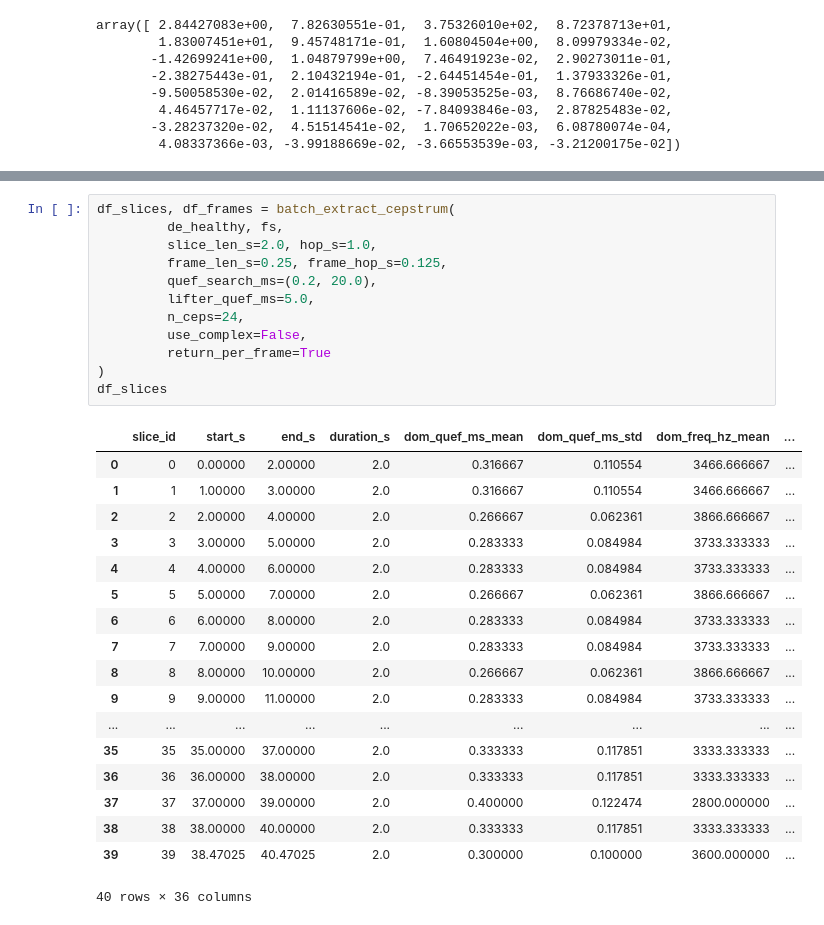
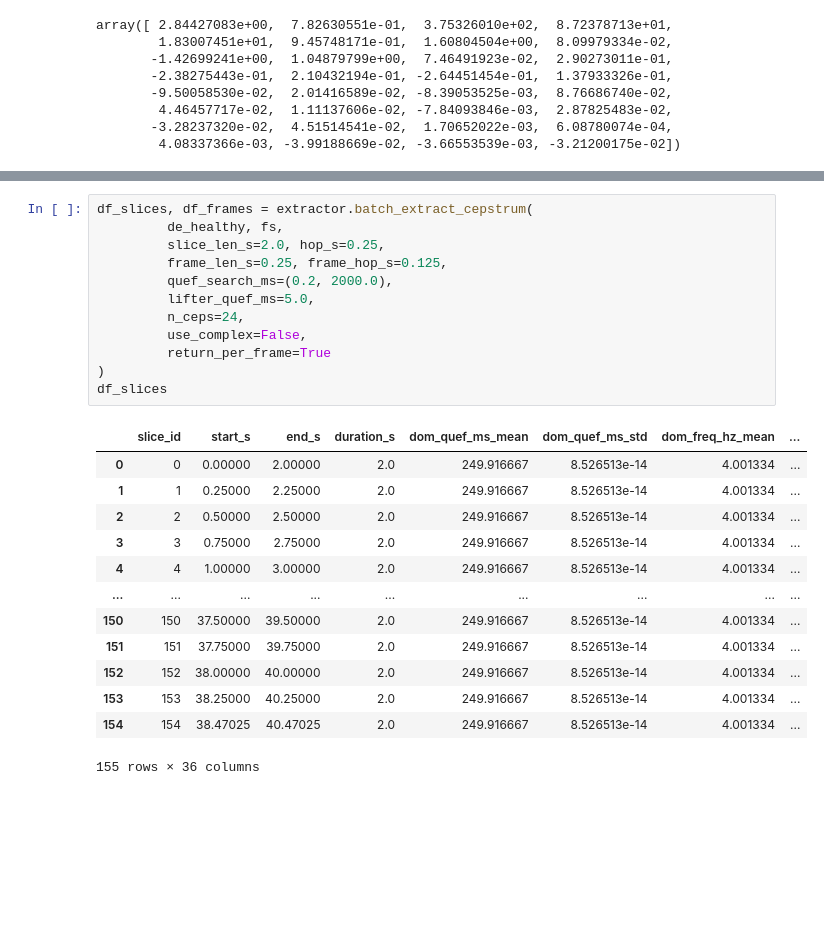
Before and after one commit to AtanasKolevNBU/PhD, a Jupyter notebook: notebooks/cepstrum_fe/cep_fe.ipynb, the cells around one changed output, grey strips where cells are left out. Cells and saved outputs as stored; diff of their text form; blank space fills up the shorter version.

```diff
--- a/notebooks/cepstrum_fe/cep_fe.ipynb
+++ b/notebooks/cepstrum_fe/cep_fe.ipynb
@@ -469,34 +481,29 @@ def batch_extract_cepstrum(
 # %%
-df_slices, df_frames = batch_extract_cepstrum(
+df_slices, df_frames = extractor.batch_extract_cepstrum(
          de_healthy, fs,
-         slice_len_s=2.0, hop_s=1.0,
+         slice_len_s=2.0, hop_s=0.25,
          frame_len_s=0.25, frame_hop_s=0.125,
-         quef_search_ms=(0.2, 20.0),
+         quef_search_ms=(0.2, 2000.0),
          lifter_quef_ms=5.0,
          n_ceps=24,
          use_complex=False,
          return_per_frame=True
 )
 df_slices
 # %% [output]
 |  | slice_id | start_s | end_s | duration_s | dom_quef_ms_mean | dom_quef_ms_std | dom_freq_hz_mean | ... |
-| 0 | 0 | 0.00000 | 2.00000 | 2.0 | 0.316667 | 0.110554 | 3466.666667 | ... |
-| 1 | 1 | 1.00000 | 3.00000 | 2.0 | 0.316667 | 0.110554 | 3466.666667 | ... |
-| 2 | 2 | 2.00000 | 4.00000 | 2.0 | 0.266667 | 0.062361 | 3866.666667 | ... |
-| 3 | 3 | 3.00000 | 5.00000 | 2.0 | 0.283333 | 0.084984 | 3733.333333 | ... |
-| 4 | 4 | 4.00000 | 6.00000 | 2.0 | 0.283333 | 0.084984 | 3733.333333 | ... |
-| 5 | 5 | 5.00000 | 7.00000 | 2.0 | 0.266667 | 0.062361 | 3866.666667 | ... |
-| 6 | 6 | 6.00000 | 8.00000 | 2.0 | 0.283333 | 0.084984 | 3733.333333 | ... |
-| 7 | 7 | 7.00000 | 9.00000 | 2.0 | 0.283333 | 0.084984 | 3733.333333 | ... |
-| 8 | 8 | 8.00000 | 10.00000 | 2.0 | 0.266667 | 0.062361 | 3866.666667 | ... |
-| 9 | 9 | 9.00000 | 11.00000 | 2.0 | 0.283333 | 0.084984 | 3733.333333 | ... |
+| 0 | 0 | 0.00000 | 2.00000 | 2.0 | 249.916667 | 8.526513e-14 | 4.001334 | ... |
+| 1 | 1 | 0.25000 | 2.25000 | 2.0 | 249.916667 | 8.526513e-14 | 4.001334 | ... |
+| 2 | 2 | 0.50000 | 2.50000 | 2.0 | 249.916667 | 8.526513e-14 | 4.001334 | ... |
+| 3 | 3 | 0.75000 | 2.75000 | 2.0 | 249.916667 | 8.526513e-14 | 4.001334 | ... |
+| 4 | 4 | 1.00000 | 3.00000 | 2.0 | 249.916667 | 8.526513e-14 | 4.001334 | ... |
 | ... | ... | ... | ... | ... | ... | ... | ... | ... |
-| 35 | 35 | 35.00000 | 37.00000 | 2.0 | 0.333333 | 0.117851 | 3333.333333 | ... |
-| 36 | 36 | 36.00000 | 38.00000 | 2.0 | 0.333333 | 0.117851 | 3333.333333 | ... |
-| 37 | 37 | 37.00000 | 39.00000 | 2.0 | 0.400000 | 0.122474 | 2800.000000 | ... |
-| 38 | 38 | 38.00000 | 40.00000 | 2.0 | 0.333333 | 0.117851 | 3333.333333 | ... |
-| 39 | 39 | 38.47025 | 40.47025 | 2.0 | 0.300000 | 0.100000 | 3600.000000 | ... |
+| 150 | 150 | 37.50000 | 39.50000 | 2.0 | 249.916667 | 8.526513e-14 | 4.001334 | ... |
+| 151 | 151 | 37.75000 | 39.75000 | 2.0 | 249.916667 | 8.526513e-14 | 4.001334 | ... |
+| 152 | 152 | 38.00000 | 40.00000 | 2.0 | 249.916667 | 8.526513e-14 | 4.001334 | ... |
+| 153 | 153 | 38.25000 | 40.25000 | 2.0 | 249.916667 | 8.526513e-14 | 4.001334 | ... |
+| 154 | 154 | 38.47025 | 40.47025 | 2.0 | 249.916667 | 8.526513e-14 | 4.001334 | ... |
-40 rows × 36 columns
+155 rows × 36 columns
 # %%
 df_frames
 # %% [output]
```
Also changed, not shown: parts of 23 cells of this notebook.
